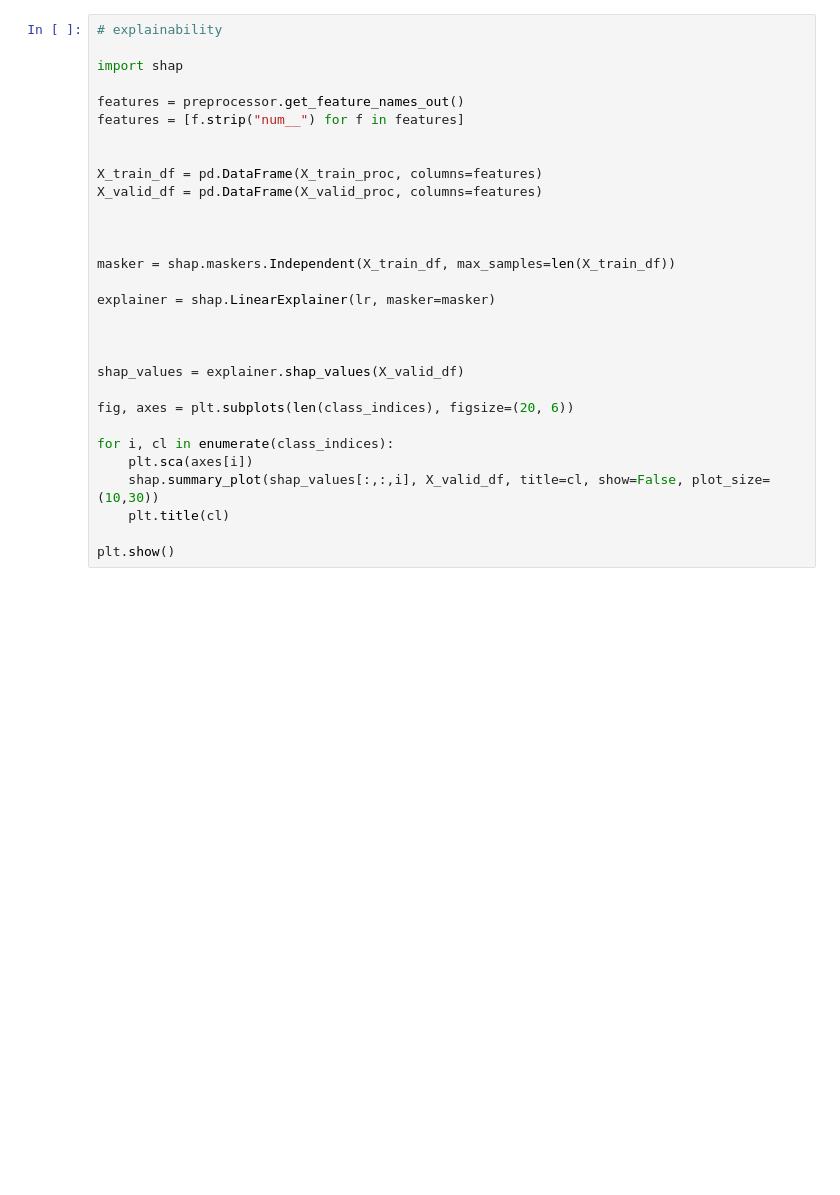
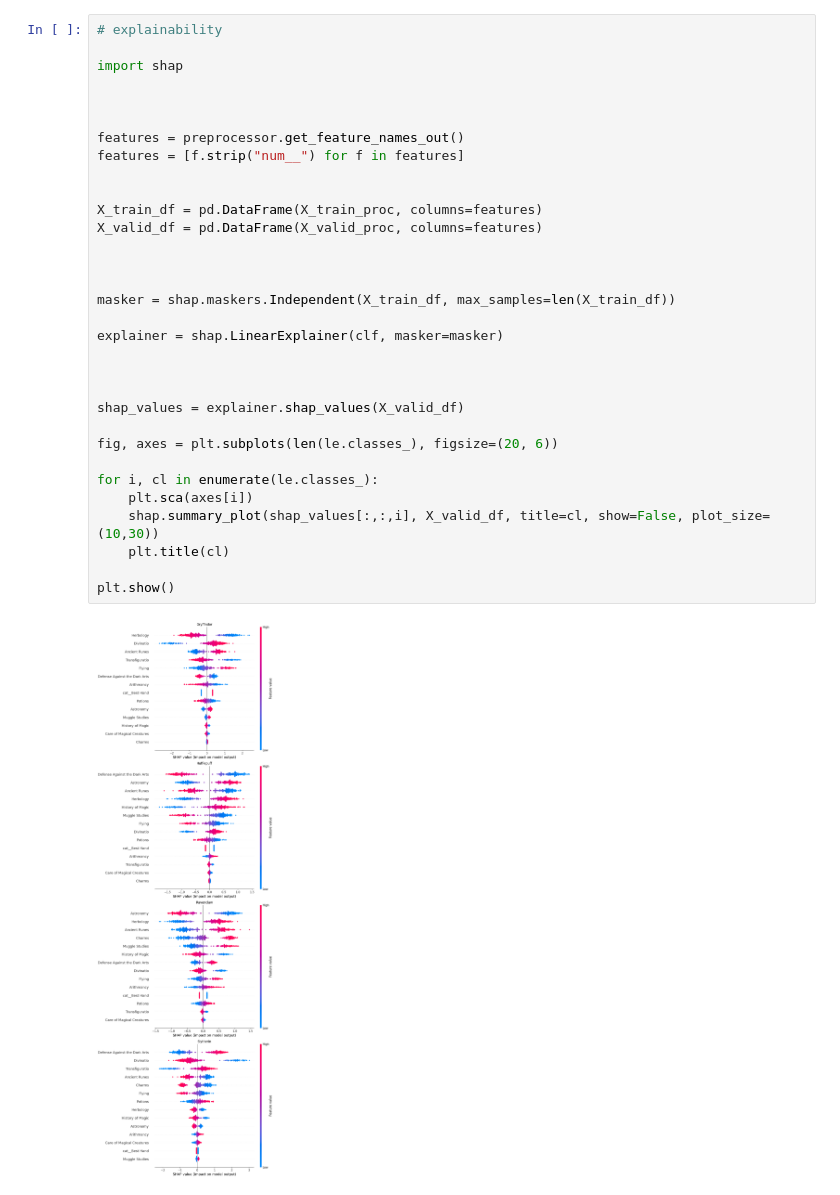
Before and after one commit to facoleur/ft_dslr, a Jupyter notebook: src/eda.ipynb, the cells around one changed output. Saved outputs shown, nothing was run; the diff lists cells and outputs as text; blank space fills up the shorter version.

```diff
--- a/src/eda.ipynb
+++ b/src/eda.ipynb
@@ -176,30 +127,34 @@ plt.title("PR curve")
 # %%
 # explainability
 
 import shap
+
+
 
 features = preprocessor.get_feature_names_out()
 features = [f.strip("num__") for f in features]
 
 
 X_train_df = pd.DataFrame(X_train_proc, columns=features)
 X_valid_df = pd.DataFrame(X_valid_proc, columns=features)
 
 
 
 masker = shap.maskers.Independent(X_train_df, max_samples=len(X_train_df))
 
-explainer = shap.LinearExplainer(lr, masker=masker)
+explainer = shap.LinearExplainer(clf, masker=masker)
 
 
 
 shap_values = explainer.shap_values(X_valid_df)
 
-fig, axes = plt.subplots(len(class_indices), figsize=(20, 6))
+fig, axes = plt.subplots(len(le.classes_), figsize=(20, 6))
 
-for i, cl in enumerate(class_indices):
+for i, cl in enumerate(le.classes_):
     plt.sca(axes[i])
     shap.summary_plot(shap_values[:,:,i], X_valid_df, title=cl, show=False, plot_size=(10,30))
     plt.title(cl)
 
 plt.show()
+# %% [output]
+[figure, added]
```
Also changed, not shown: parts of 11 cells of this notebook, 17 other files.
